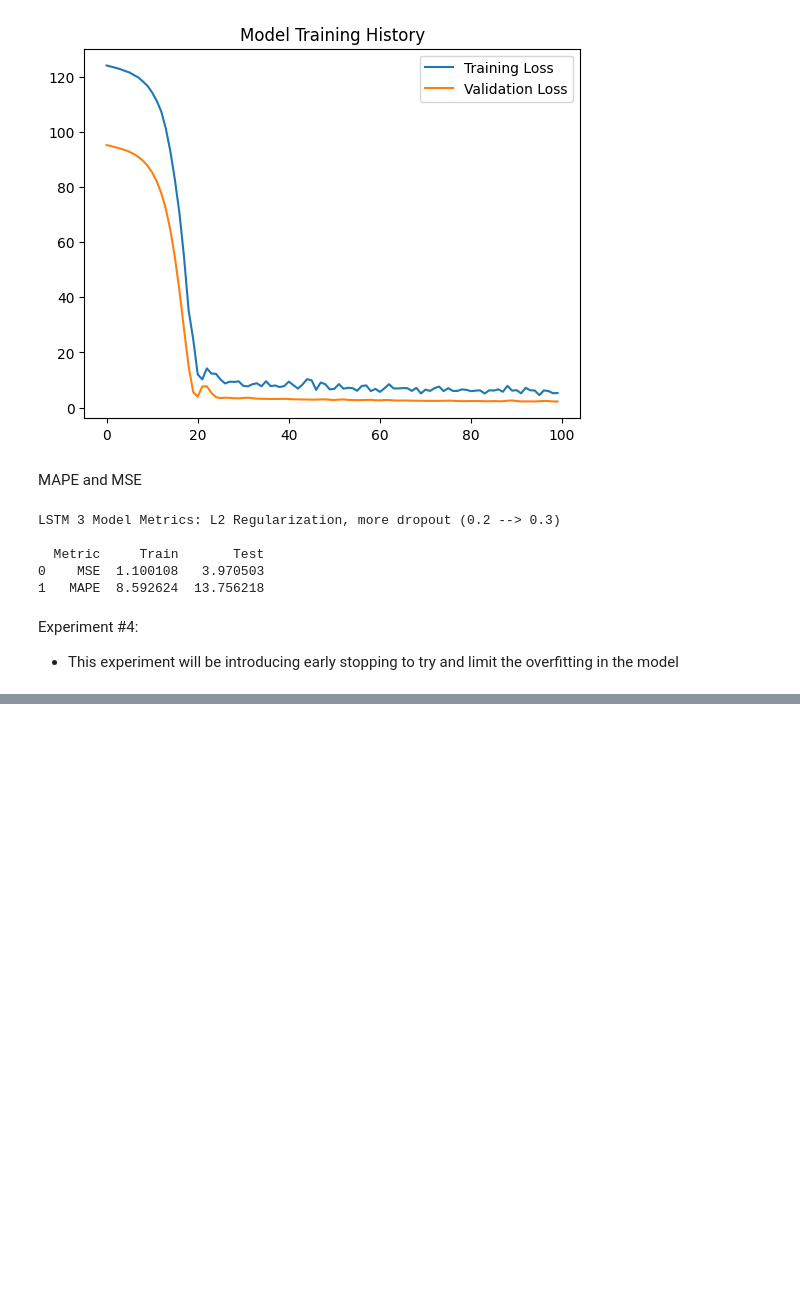
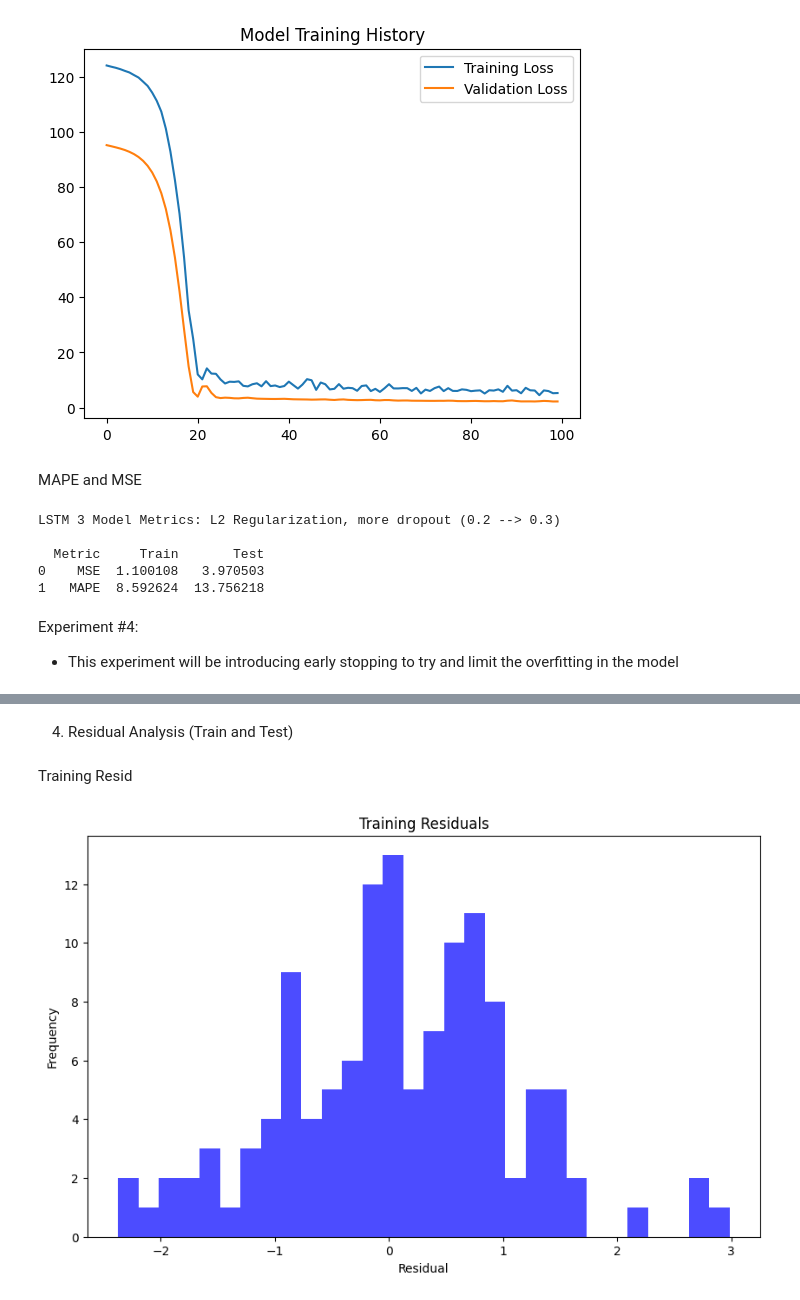
Before and after one commit to jonburns2454/DATA_698, a Jupyter notebook: DATA_698_MASTERS_PROJECT.ipynb, the cells around one changed output, grey strips where cells are left out. Cells and saved outputs as stored; diff of their text form; code cells hidden in the pictures; blank space fills up the shorter version.

```diff
--- a/DATA_698_MASTERS_PROJECT.ipynb
+++ b/DATA_698_MASTERS_PROJECT.ipynb
@@ -1403,0 +1197,14 @@ print(results)
+# %% [markdown]
+4. Residual Analysis (Train and Test)
+# %% [markdown]
+Training Resid
+# %%
+train_residuals = y_train - train_pred.flatten()
+plt.figure(figsize=(10, 6))
+plt.hist(train_residuals, bins=30, color='blue', alpha=0.7)
+plt.title('Training Residuals')
+plt.xlabel('Residual')
+plt.ylabel('Frequency')
+plt.show()
+# %% [output]
+[figure, added]
```
Also changed, not shown: parts of 23 cells of this notebook.
